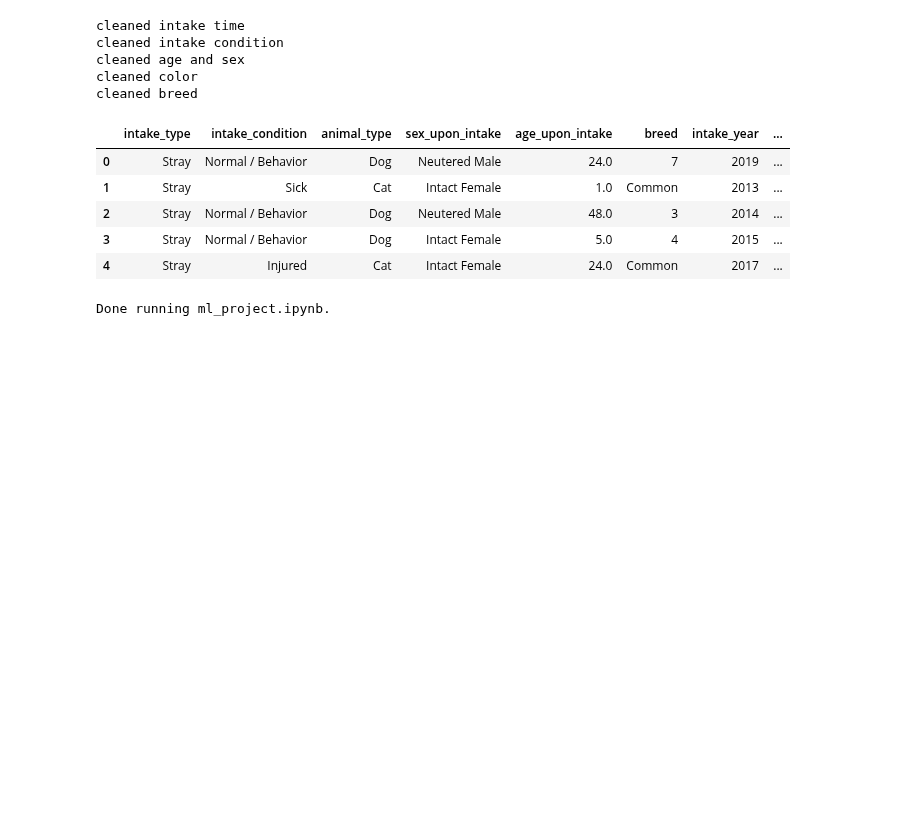
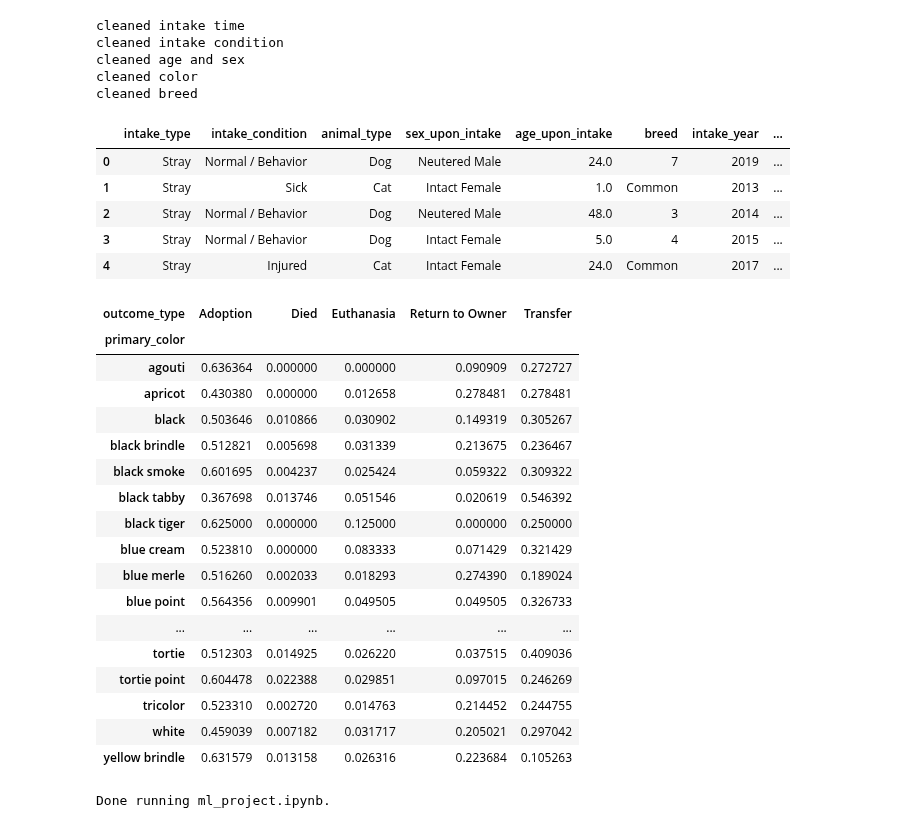
Before and after one commit to nneomaonochie/ml1-animal-data, a Jupyter notebook: ml_project.ipynb, the cells around one changed output. Drawn from its saved outputs; the diff is of its cells as text; code cells hidden in the pictures; blank space fills up the shorter version.

```diff
--- a/ml_project.ipynb
+++ b/ml_project.ipynb
@@ -517,6 +517,29 @@ cleaned breed
 | 4 | Stray | Injured | Cat | Intact Female | 24.0 | Common | 2017 | ... |
 # %%
 # I am going to try and split betwen df_dog and df_Cat
+d = df_train.groupby(['primary_color','outcome_type']).size().unstack(fill_value=0)
+d_percent = d.div(d.sum(axis=1), axis=0)
+
+d_percent
+# %% [output]
+| outcome_type | Adoption | Died | Euthanasia | Return to Owner | Transfer |
+| primary_color |  |  |  |  |  |
+| agouti | 0.636364 | 0.000000 | 0.000000 | 0.090909 | 0.272727 |
+| apricot | 0.430380 | 0.000000 | 0.012658 | 0.278481 | 0.278481 |
+| black | 0.503646 | 0.010866 | 0.030902 | 0.149319 | 0.305267 |
+| black brindle | 0.512821 | 0.005698 | 0.031339 | 0.213675 | 0.236467 |
+| black smoke | 0.601695 | 0.004237 | 0.025424 | 0.059322 | 0.309322 |
+| black tabby | 0.367698 | 0.013746 | 0.051546 | 0.020619 | 0.546392 |
+| black tiger | 0.625000 | 0.000000 | 0.125000 | 0.000000 | 0.250000 |
+| blue cream | 0.523810 | 0.000000 | 0.083333 | 0.071429 | 0.321429 |
+| blue merle | 0.516260 | 0.002033 | 0.018293 | 0.274390 | 0.189024 |
+| blue point | 0.564356 | 0.009901 | 0.049505 | 0.049505 | 0.326733 |
+| ... | ... | ... | ... | ... | ... |
+| tortie | 0.512303 | 0.014925 | 0.026220 | 0.037515 | 0.409036 |
+| tortie point | 0.604478 | 0.022388 | 0.029851 | 0.097015 | 0.246269 |
+| tricolor | 0.523310 | 0.002720 | 0.014763 | 0.214452 | 0.244755 |
+| white | 0.459039 | 0.007182 | 0.031717 | 0.205021 | 0.297042 |
+| yellow brindle | 0.631579 | 0.013158 | 0.026316 | 0.223684 | 0.105263 |
 # %%
 # Transformer code for pipelines
 
```
Also changed, not shown: 6 other files.
